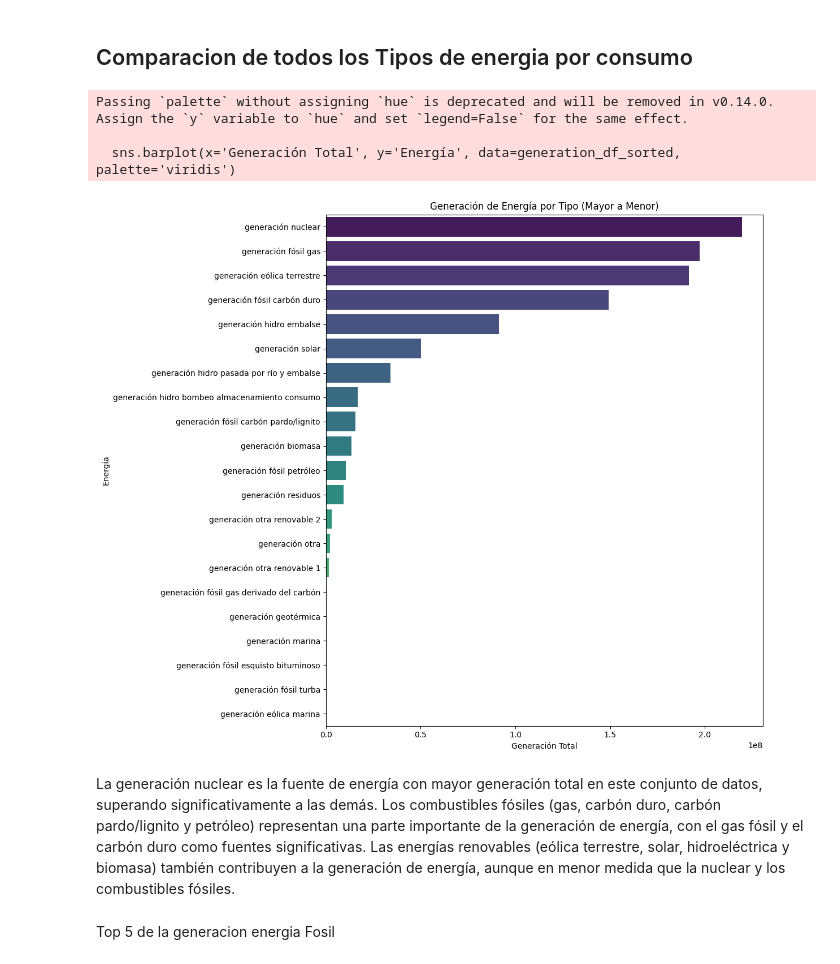
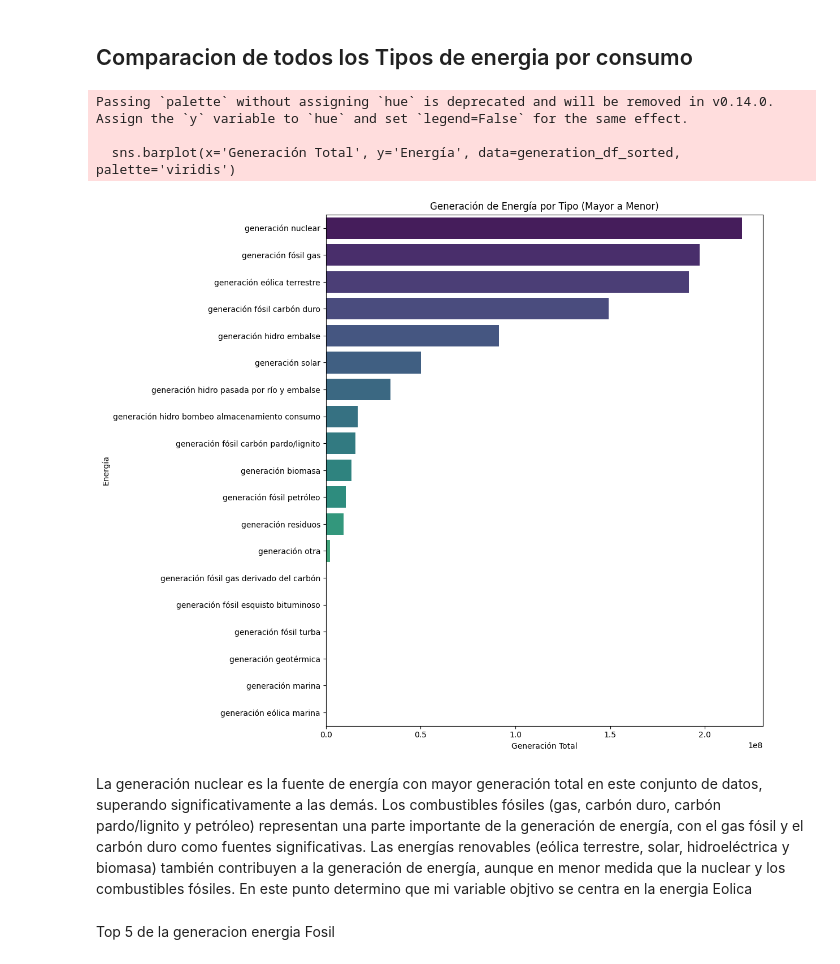
Before and after one commit to Rociosamudio/Machine-Learning-Data-Science-II, a Jupyter notebook: actividad_práctica_APIS_"LizRocio_SamudioRuiz”.ipynb, the cells around one changed output. Drawn from its saved outputs; the diff is of its cells as text; code cells hidden in the pictures.

```diff
--- a/actividad_práctica_APIS_"LizRocio_SamudioRuiz”.ipynb
+++ b/actividad_práctica_APIS_"LizRocio_SamudioRuiz”.ipynb
@@ -45,7 +45,7 @@ Para probar mis Hipotesis vamos al analisis de datos!!!
 Dataset obtenido de
 https://www.kaggle.com/datasets/nicholasjhana/energy-consumption-generation-prices-and-weather?resource=download
 # %%
-ruta_archivo = '/content/drive/MyDrive/Data Science II Liz_Rocio_Samudio_Ruiz/1_energy_Datos.csv'
+ruta_archivo = '/content/drive/MyDrive/Data Science II Liz_Rocio_Samudio_Ruiz/2_energy_Datos.csv'
 # %%
 df = pd.read_csv(ruta_archivo)
 # %%
@@ -449,0 +481,8 @@ Del nuevo grafico vemos quedistribucion Grupo 1 es unimodal se agrupan alrededor
+# %%
+# Calcula la mediana
+mediana_generacion_otra_renovable = df['generación otra renovable'].median()
+
+# Relleno los valores nulos con la mediana
+df['generación otra renovable'].fillna(mediana_generacion_otra_renovable, inplace=True)
+
+print(df['generación otra renovable'].isnull().sum()) #debe dar 0
@@ -891,39 +968,38 @@ generation_columns = [
     'generación marina',
     'generación nuclear',
     'generación otra',
     'generación solar',
     'generación residuos',
     'generación eólica marina',
     'generación eólica terrestre',
-    'generación otra renovable 1',
-    'generación otra renovable 2'
+
 ]
 
 #generación total de cada tipo de energía
 generation_totals = df[generation_columns].sum()
 
 #DataFrame para facilitar la ordenación
 generation_df = pd.DataFrame({'Energía': generation_totals.index, 'Generación Total': generation_totals.values})
 
 #Ordenar de mayor a menor generación
 generation_df_sorted = generation_df.sort_values(by='Generación Total', ascending=False)
 
 #Crear el gráfico de barras horizontales con seaborn
 plt.figure(figsize=(12, 10))
 sns.barplot(x='Generación Total', y='Energía', data=generation_df_sorted, palette='viridis')
 plt.title('Generación de Energía por Tipo (Mayor a Menor)')
 plt.xlabel('Generación Total')
 plt.ylabel('Energía')
 plt.tight_layout()
 plt.show()
 # %% [output]
 Passing `palette` without assigning `hue` is deprecated and will be removed in v0.14.0. Assign the `y` variable to `hue` and set `legend=False` for the same effect.
 
   sns.barplot(x='Generación Total', y='Energía', data=generation_df_sorted, palette='viridis')
-[figure, old version]
+[figure, new version]
 # %% [markdown]
 La generación nuclear es la fuente de energía con mayor generación total en este conjunto de datos, superando significativamente a las demás. Los combustibles fósiles (gas, carbón duro, carbón pardo/lignito y petróleo) representan una parte importante de la generación de energía, con el gas fósil y el carbón duro como fuentes significativas.
-Las energías renovables (eólica terrestre, solar, hidroeléctrica y biomasa) también contribuyen a la generación de energía, aunque en menor medida que la nuclear y los combustibles fósiles.
+Las energías renovables (eólica terrestre, solar, hidroeléctrica y biomasa) también contribuyen a la generación de energía, aunque en menor medida que la nuclear y los combustibles fósiles. En este punto determino que mi variable objtivo se centra en la energia Eolica
 # %% [markdown]
 Top 5 de la generacion energia Fosil
 # %%
```
Also changed, not shown: parts of 35 cells of this notebook.
